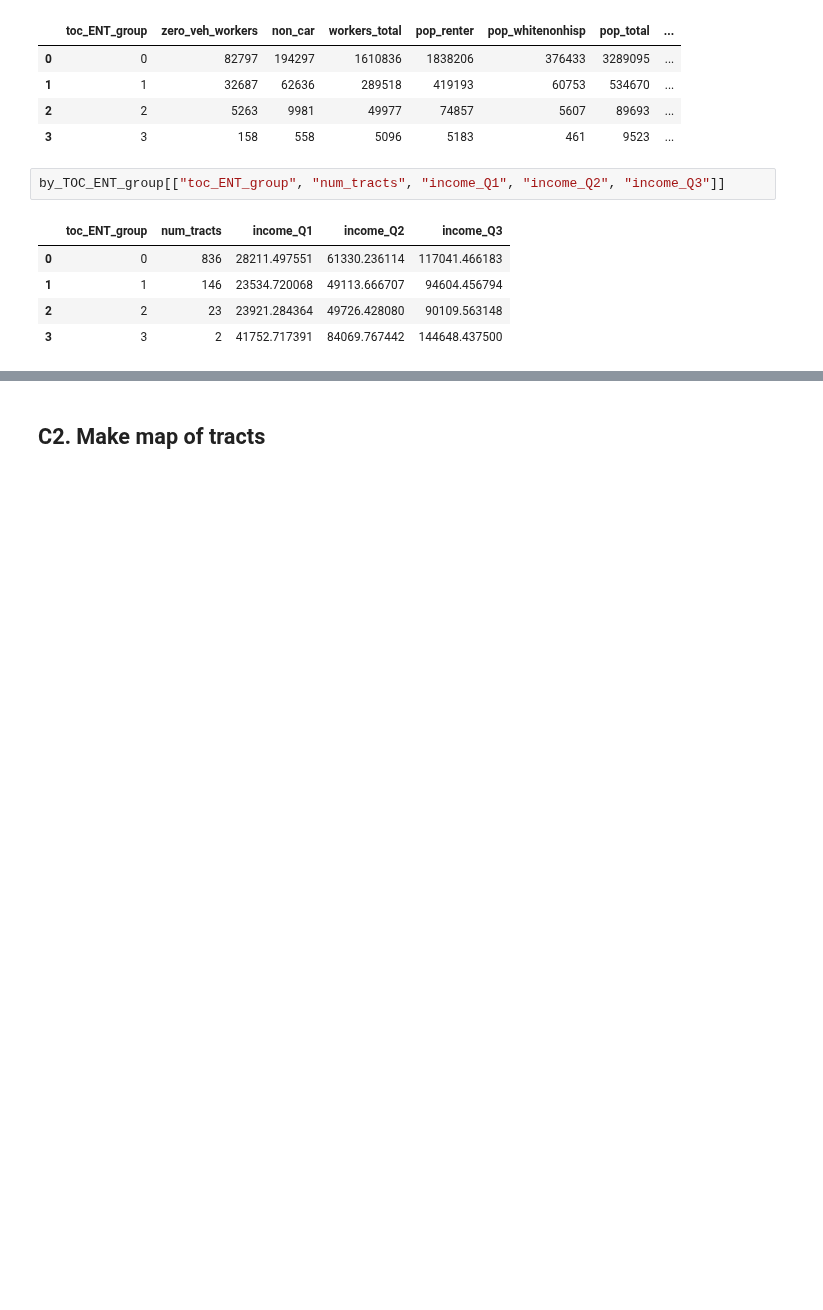
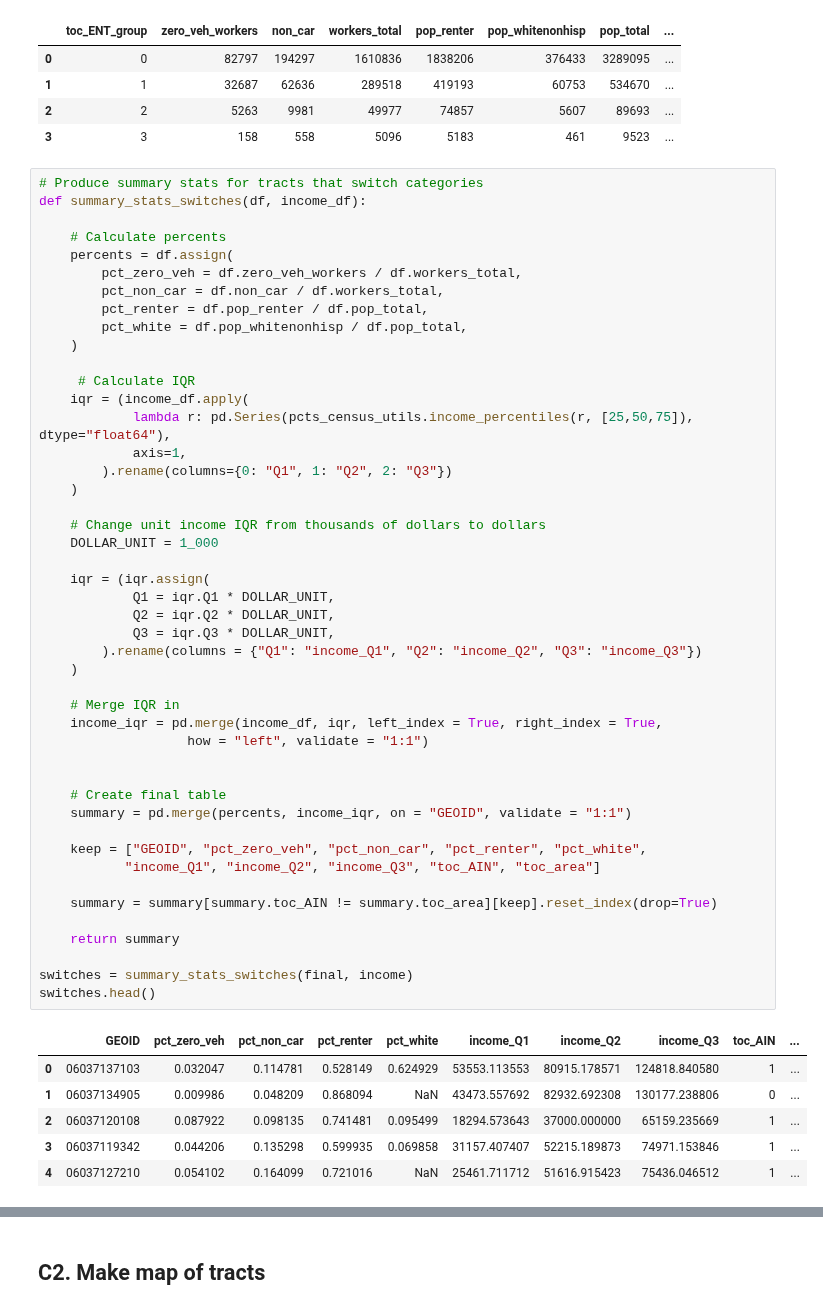
Before and after one commit to CityOfLosAngeles/planning-entitlements, a Jupyter notebook: notebooks/07-toc-census-stats.ipynb, the cells around one changed output, grey strips where cells are left out. Saved outputs shown, nothing was run; the diff lists cells and outputs as text; blank space fills up the shorter version.

```diff
--- a/notebooks/07-toc-census-stats.ipynb
+++ b/notebooks/07-toc-census-stats.ipynb
@@ -446,14 +433,59 @@ by_TOC_ENT_group
 | 1 | 1 | 32687 | 62636 | 289518 | 419193 | 60753 | 534670 | ... |
 | 2 | 2 | 5263 | 9981 | 49977 | 74857 | 5607 | 89693 | ... |
 | 3 | 3 | 158 | 558 | 5096 | 5183 | 461 | 9523 | ... |
-# %%
-by_TOC_ENT_group[["toc_ENT_group", "num_tracts", "income_Q1", "income_Q2", "income_Q3"]]
-# %% [output]
-|  | toc_ENT_group | num_tracts | income_Q1 | income_Q2 | income_Q3 |
-| 0 | 0 | 836 | 28211.497551 | 61330.236114 | 117041.466183 |
-| 1 | 1 | 146 | 23534.720068 | 49113.666707 | 94604.456794 |
-| 2 | 2 | 23 | 23921.284364 | 49726.428080 | 90109.563148 |
-| 3 | 3 | 2 | 41752.717391 | 84069.767442 | 144648.437500 |
+# %%
+# Produce summary stats for tracts that switch categories
+def summary_stats_switches(df, income_df):
+
+    # Calculate percents
+    percents = df.assign(
+        pct_zero_veh = df.zero_veh_workers / df.workers_total,
+        pct_non_car = df.non_car / df.workers_total,
+        pct_renter = df.pop_renter / df.pop_total,
+        pct_white = df.pop_whitenonhisp / df.pop_total,
+    )
+
+     # Calculate IQR
+    iqr = (income_df.apply(
+            lambda r: pd.Series(pcts_census_utils.income_percentiles(r, [25,50,75]), dtype="float64"),
+            axis=1,
+        ).rename(columns={0: "Q1", 1: "Q2", 2: "Q3"})
+    )
+
+    # Change unit income IQR from thousands of dollars to dollars
+    DOLLAR_UNIT = 1_000
+
+    iqr = (iqr.assign(
+            Q1 = iqr.Q1 * DOLLAR_UNIT,
+            Q2 = iqr.Q2 * DOLLAR_UNIT,
+            Q3 = iqr.Q3 * DOLLAR_UNIT,
+        ).rename(columns = {"Q1": "income_Q1", "Q2": "income_Q2", "Q3": "income_Q3"})
+    )
+
+    # Merge IQR in
+    income_iqr = pd.merge(income_df, iqr, left_index = True, right_index = True,
+                   how = "left", validate = "1:1")
+
+
+    # Create final table
+    summary = pd.merge(percents, income_iqr, on = "GEOID", validate = "1:1")
+
+    keep = ["GEOID", "pct_zero_veh", "pct_non_car", "pct_renter", "pct_white",
+           "income_Q1", "income_Q2", "income_Q3", "toc_AIN", "toc_area"]
+
+    summary = summary[summary.toc_AIN != summary.toc_area][keep].reset_index(drop=True)
+
+    return summary
+
+switches = summary_stats_switches(final, income)
+switches.head()
+# %% [output]
+|  | GEOID | pct_zero_veh | pct_non_car | pct_renter | pct_white | income_Q1 | income_Q2 | income_Q3 | toc_AIN | ... |
+| 0 | 06037137103 | 0.032047 | 0.114781 | 0.528149 | 0.624929 | 53553.113553 | 80915.178571 | 124818.840580 | 1 | ... |
+| 1 | 06037134905 | 0.009986 | 0.048209 | 0.868094 | NaN | 43473.557692 | 82932.692308 | 130177.238806 | 0 | ... |
+| 2 | 06037120108 | 0.087922 | 0.098135 | 0.741481 | 0.095499 | 18294.573643 | 37000.000000 | 65159.235669 | 1 | ... |
+| 3 | 06037119342 | 0.044206 | 0.135298 | 0.599935 | 0.069858 | 31157.407407 | 52215.189873 | 74971.153846 | 1 | ... |
+| 4 | 06037127210 | 0.054102 | 0.164099 | 0.721016 | NaN | 25461.711712 | 51616.915423 | 75436.046512 | 1 | ... |
 # %%
 writer = pd.ExcelWriter("../outputs/07-toc-census-stats.xlsx", engine="xlsxwriter")
 
```
Also changed, not shown: parts of 6 cells of this notebook, 2 other files.
